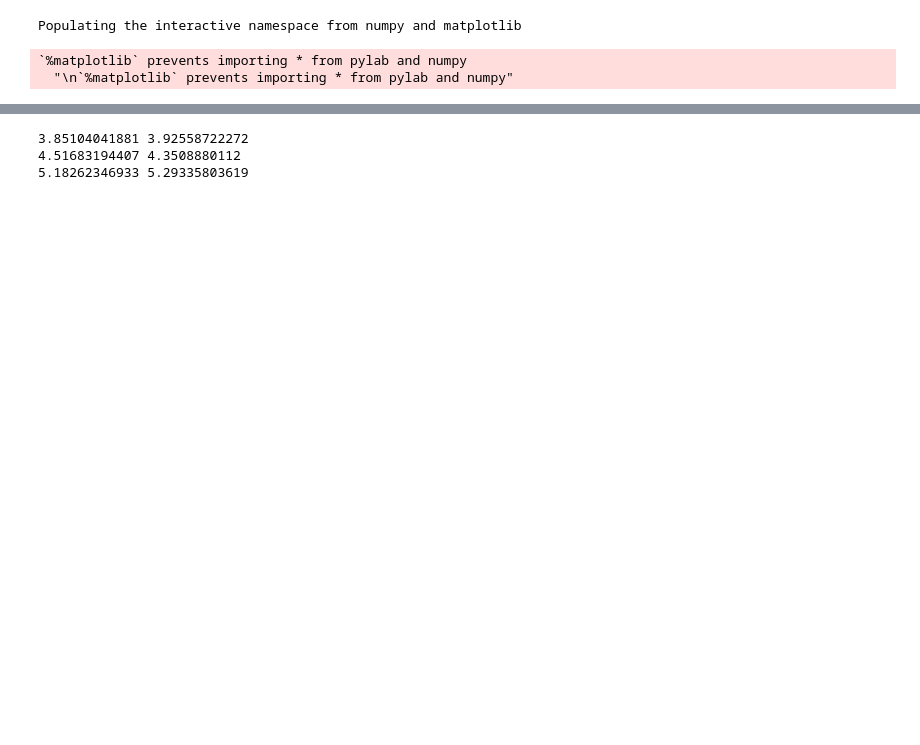
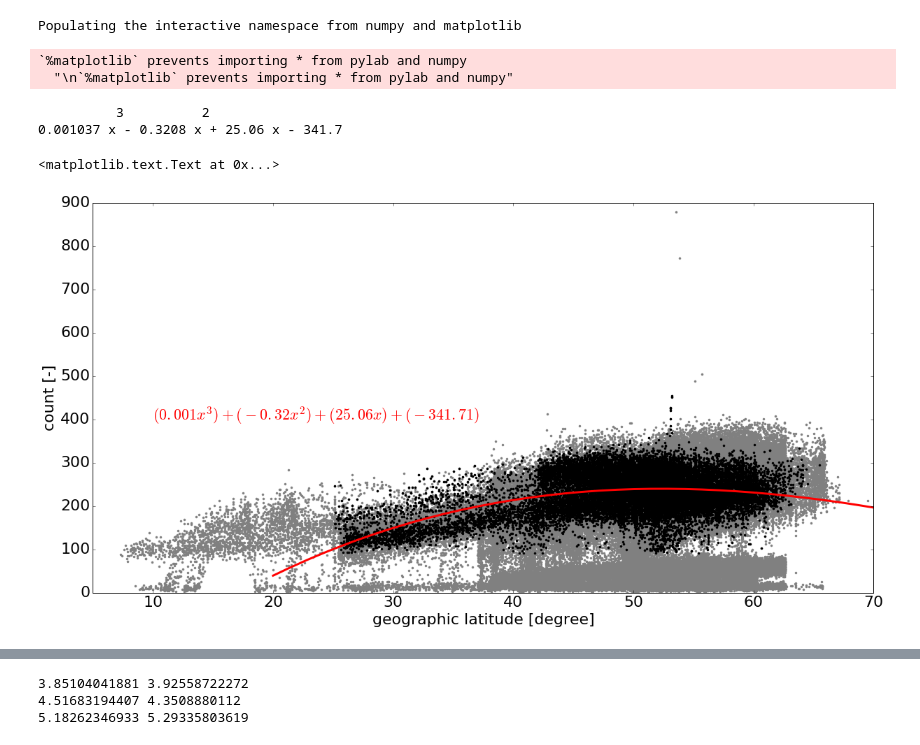
Before and after one commit to ODZ-UJF-AV-CR/liulin, a Jupyter notebook: FDoldstyle_alldata.ipynb, the cells around one changed output, grey strips where cells are left out. Cells and saved outputs as stored; diff of their text form; code cells hidden in the pictures; blank space fills up the shorter version.

```diff
--- a/FDoldstyle_alldata.ipynb
+++ b/FDoldstyle_alldata.ipynb
@@ -18,9 +18,9 @@ Populating the interactive namespace from numpy and matplotlib
 `%matplotlib` prevents importing * from pylab and numpy
   "\n`%matplotlib` prevents importing * from pylab and numpy"
 # %%
-filename = './data/AllRun.txt'
+filename = './output/AllRun2.txt'
 
-df = pd.read_csv(filename,delimiter='\t', header=0, usecols=['date','lat','alt','H','E'],
+df = pd.read_csv(filename,delimiter='\t', header=0, usecols=['date','lat','alt','H','E','count'],
                  )
 
 
@@ -27,0 +30,34 @@ df = pd.read_csv(filename,delimiter='\t', header=0, usecols=['date','lat','alt',
+# %%
+# find latitude relation
+
+plt.figure(figsize=(20, 10))
+matplotlib.rcParams.update({'font.size': 22})
+
+dfalt = df.loc[df['alt'] > 0]
+dflat = dfalt.loc[dfalt['count'] > 0]
+plt.plot(dflat['lat'],dflat['count'], linestyle='', marker='.', color='gray')
+
+#dflat = df.loc[df['count'] > 90].loc[df['lat'] > 25].loc[df['lat'] < 63].loc[df['alt'] > 36000]
+dflat = df.loc[df['count'] > 90].loc[df['lat'] > 25].loc[df['lat'] < 70].loc[df['alt'] > 35000].loc[df['alt'] < 36000]
+plt.plot(dflat['lat'],dflat['count'], linestyle='', marker='.', color='black')
+
+pf_coef = np.polyfit(dflat['lat'],dflat['count'],3)     # linear aproximation
+p = np.poly1d(pf_coef)
+plt.plot(sy.linspace(20,90), p(sy.linspace(20,90)), 'r-', c='red', lw=3)
+#plt.text(10,400,str(np.poly1d(pf_coef)),color='red')
+
+plt.text(10,400, r'$(' + str(round(pf_coef[0],4)) + 'x^3) + (' + str(round(pf_coef[1],2)) + ' x^2) + (' + str(round(pf_coef[2],2)) + ' x) + (' + str(round(pf_coef[3],2)) + ')$', color='red')
+
+print str(np.poly1d(pf_coef))
+
+#plt.ylim(0,500)
+plt.xlim(5,70)
+plt.xlabel('geographic latitude [degree]')
+plt.ylabel('count [-]')
+
+#plt.plot(df['lat'],df['count']-p(df['lat']), linestyle='', marker='.', color='blue')
+# %% [output]
+          3          2
+0.001037 x - 0.3208 x + 25.06 x - 341.7
+<matplotlib.text.Text at 0x...>
+[figure, added]
```
Also changed, not shown: parts of 15 cells of this notebook, 2 other files.
